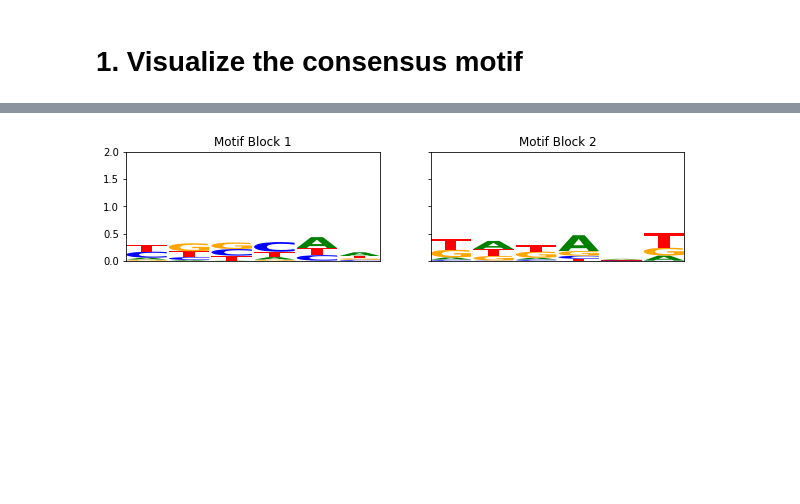
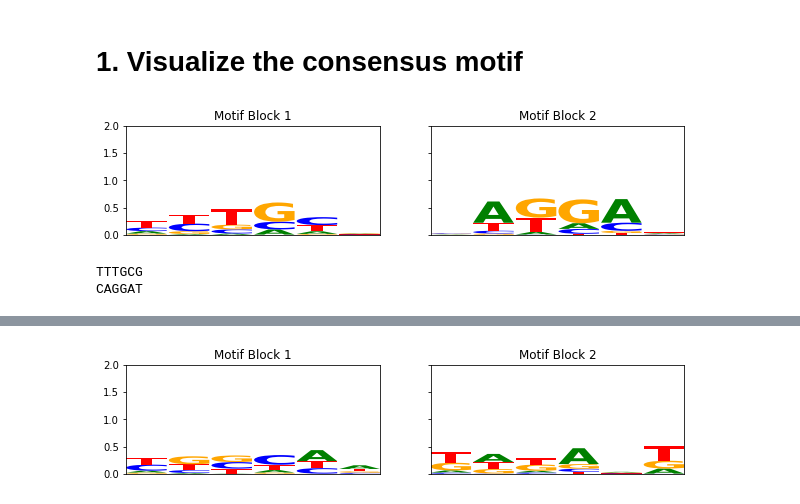
Before and after one commit to erinhwilson/promoter-id-from-rnaseq, a Jupyter notebook: tutorials/analyze_consensus_motif-ECOLI.ipynb, the cells around one changed output, grey strips where cells are left out. Drawn from its saved outputs; the diff is of its cells as text; code cells hidden in the pictures; blank space fills up the shorter version.

Commit message:
adding initial progress on consensus comparisons

```diff
--- a/tutorials/analyze_consensus_motif-ECOLI.ipynb
+++ b/tutorials/analyze_consensus_motif-ECOLI.ipynb
@@ -26,3 +26,13 @@ import genbank_utils as gu
 import consensus_viz_utils as cu
 # %% [markdown]
 # 1. Visualize the consensus motif
+# %%
+# Load BioPropsector output from predicting promoters from the top 3% of expressed loci
+selection_f = "../med9/loci_in_top_9perc_upstream_regions_w150_min20_trunc_W6_w6_G18_g15_d1_a1_n200_1615863879_SELECTION.fa"
+motif_blocks, m1, m2 = cu.build_2Bmotif_from_selection_file(selection_f)
+print(m1.consensus)
+print(m2.consensus)
+# %% [output]
+[figure, added]
+TTTGCG
+CAGGAT
```
Also changed, not shown: parts of 34 cells of this notebook, 2 other files.
